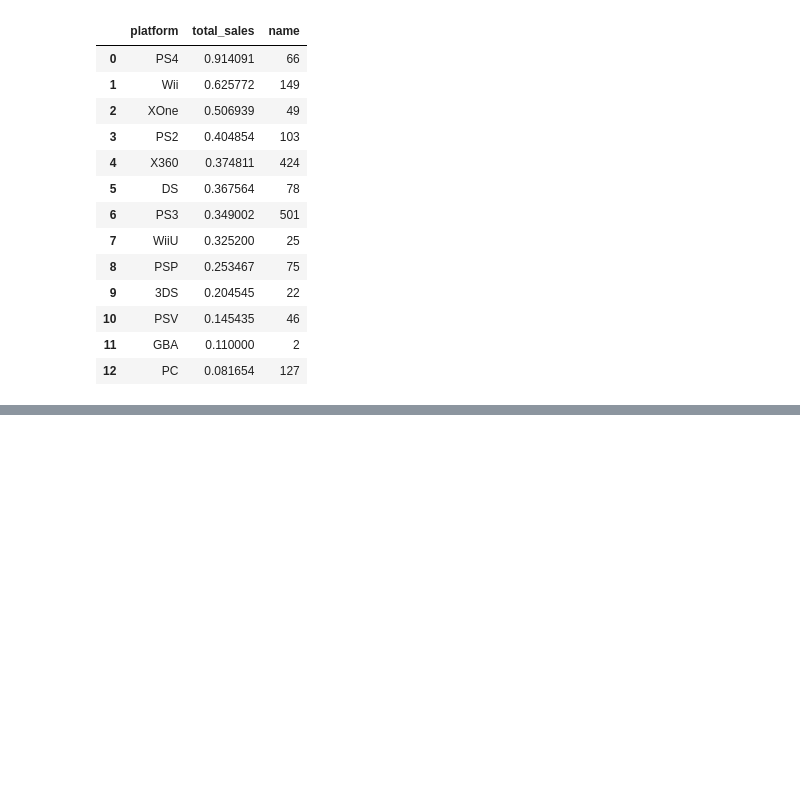
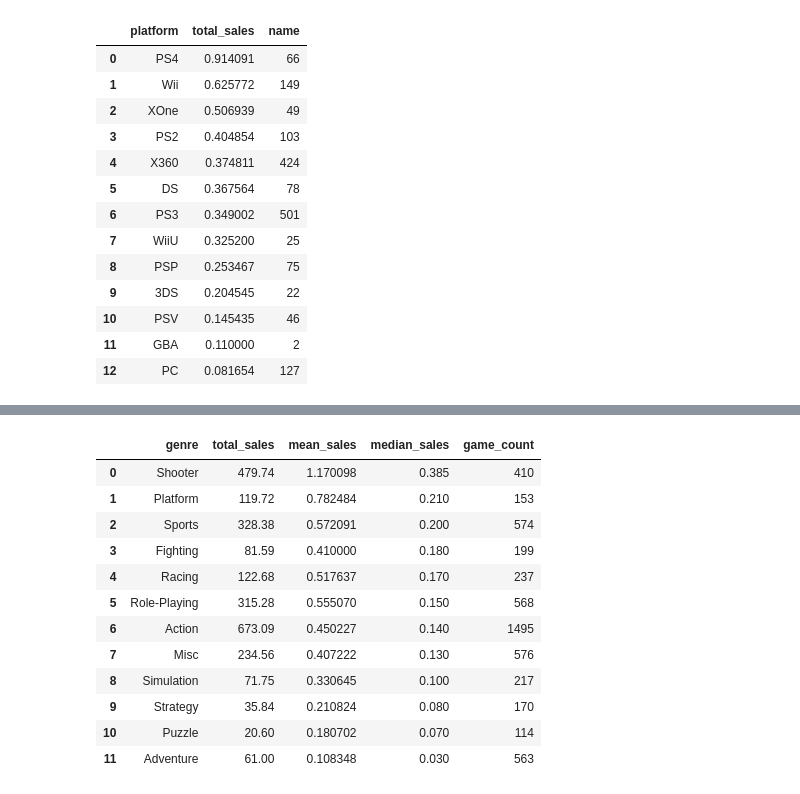
Before and after one commit to peperrone/mbads-sprint7-games, a Jupyter notebook: notebook.ipynb, the cells around one changed output, grey strips where cells are left out. Cells and saved outputs as stored; diff of their text form; code cells hidden in the pictures; blank space fills up the shorter version.

```diff
--- a/notebook.ipynb
+++ b/notebook.ipynb
@@ -1376,0 +1416,6 @@ SyntaxError: invalid syntax (1637847438.py, line 3)
+# %%
+# Agrupando o dataframe desde 2010 por gênero para um overview das vendas por gênero
+df_genre_sales_2010 = df_recent.groupby('genre').agg({'total_sales': ('sum', 'mean', 'median'), 'name': 'count'}).reset_index()
+df_genre_sales_2010.columns = ['genre', 'total_sales', 'mean_sales', 'median_sales', 'game_count']
+df_genre_sales_2010 = df_genre_sales_2010.sort_values('median_sales', ascending=False).reset_index(drop=True)
+df_genre_sales_2010.info()
@@ -1376,0 +1435,16 @@ SyntaxError: invalid syntax (1637847438.py, line 3)
+# %%
+display(df_genre_sales_2010)
+# %% [output]
+|  | genre | total_sales | mean_sales | median_sales | game_count |
+| 0 | Shooter | 479.74 | 1.170098 | 0.385 | 410 |
+| 1 | Platform | 119.72 | 0.782484 | 0.210 | 153 |
+| 2 | Sports | 328.38 | 0.572091 | 0.200 | 574 |
+| 3 | Fighting | 81.59 | 0.410000 | 0.180 | 199 |
+| 4 | Racing | 122.68 | 0.517637 | 0.170 | 237 |
+| 5 | Role-Playing | 315.28 | 0.555070 | 0.150 | 568 |
+| 6 | Action | 673.09 | 0.450227 | 0.140 | 1495 |
+| 7 | Misc | 234.56 | 0.407222 | 0.130 | 576 |
+| 8 | Simulation | 71.75 | 0.330645 | 0.100 | 217 |
+| 9 | Strategy | 35.84 | 0.210824 | 0.080 | 170 |
+| 10 | Puzzle | 20.60 | 0.180702 | 0.070 | 114 |
+| 11 | Adventure | 61.00 | 0.108348 | 0.030 | 563 |
```
Also changed, not shown: parts of 42 cells of this notebook.
